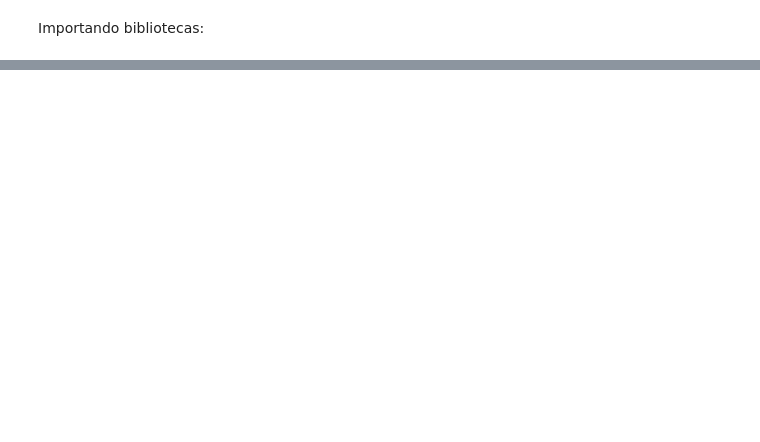
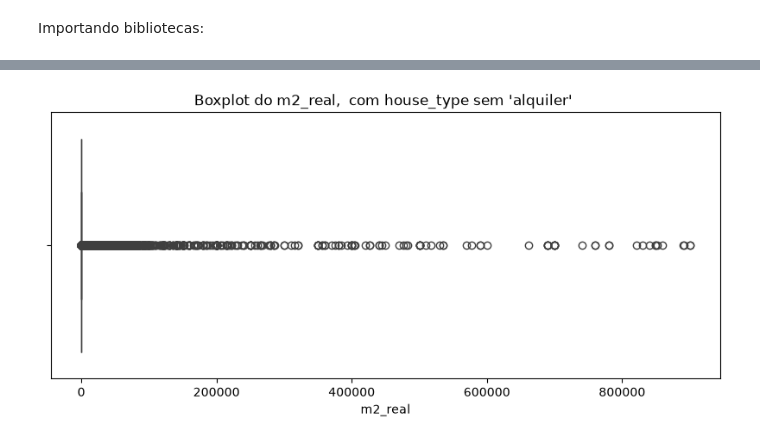
Before and after one commit to MarcioPaiano/SENAI-Projeto3, a Jupyter notebook: notebook/projetofinal.ipynb, the cells around one changed output, grey strips where cells are left out. Saved outputs shown, nothing was run; the diff lists cells and outputs as text; code cells hidden in the pictures; blank space fills up the shorter version.

```diff
--- a/notebook/projetofinal.ipynb
+++ b/notebook/projetofinal.ipynb
@@ -18,0 +1368,21 @@ ModuleNotFoundError: No module named 'sklearn'
+# %%
+#Boxplot do m2_real,  com house_type sem 'alquiler
+
+plt.figure(figsize=(10,4))
+
+sns.boxplot(x=df_tratado2["m2_real"])
+
+plt.title("Boxplot do m2_real,  com house_type sem 'alquiler' ")
+plt.xlabel("m2_real")
+
+# Salva o gráfico
+plt.savefig(
+    "../outputs/figures/boxplot_m2_real.png",
+    dpi=300,
+    bbox_inches="tight"
+)
+
+
+plt.show()
+# %% [output]
+[figure, added]
```
Also changed, not shown: parts of 129 cells of this notebook, 5 other files.
